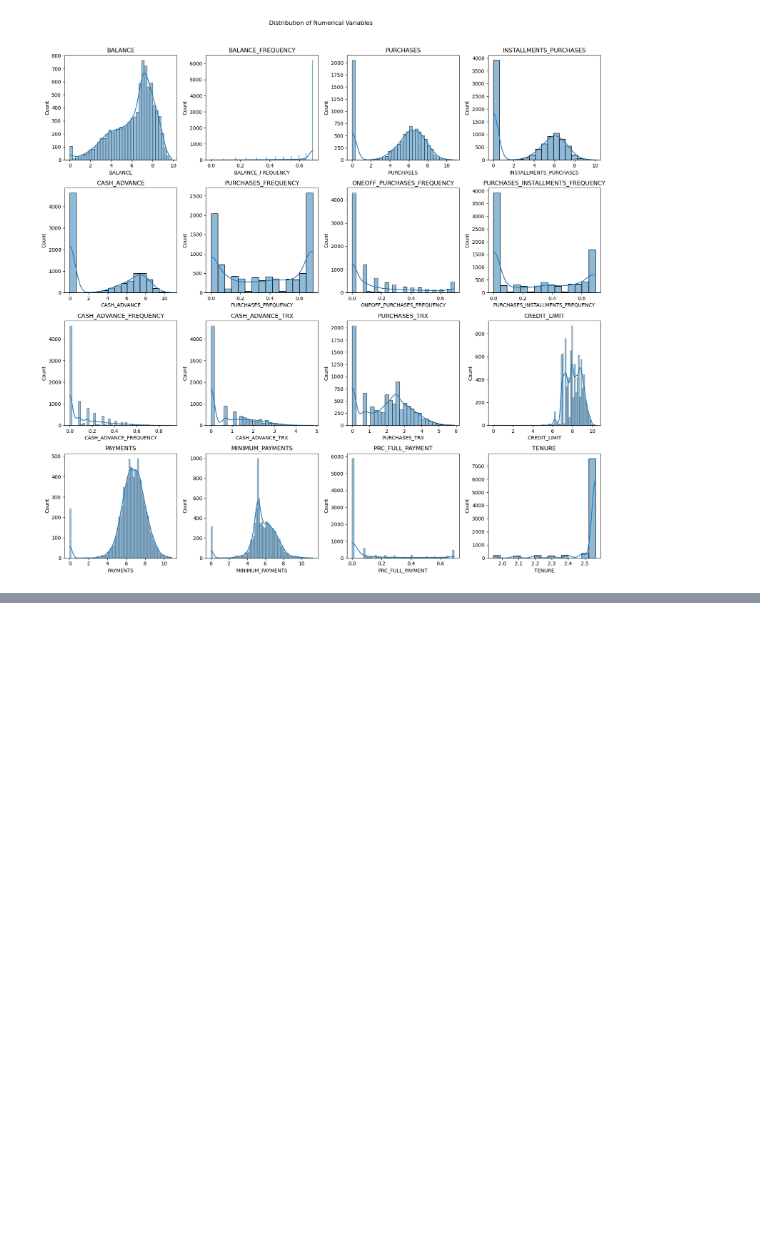
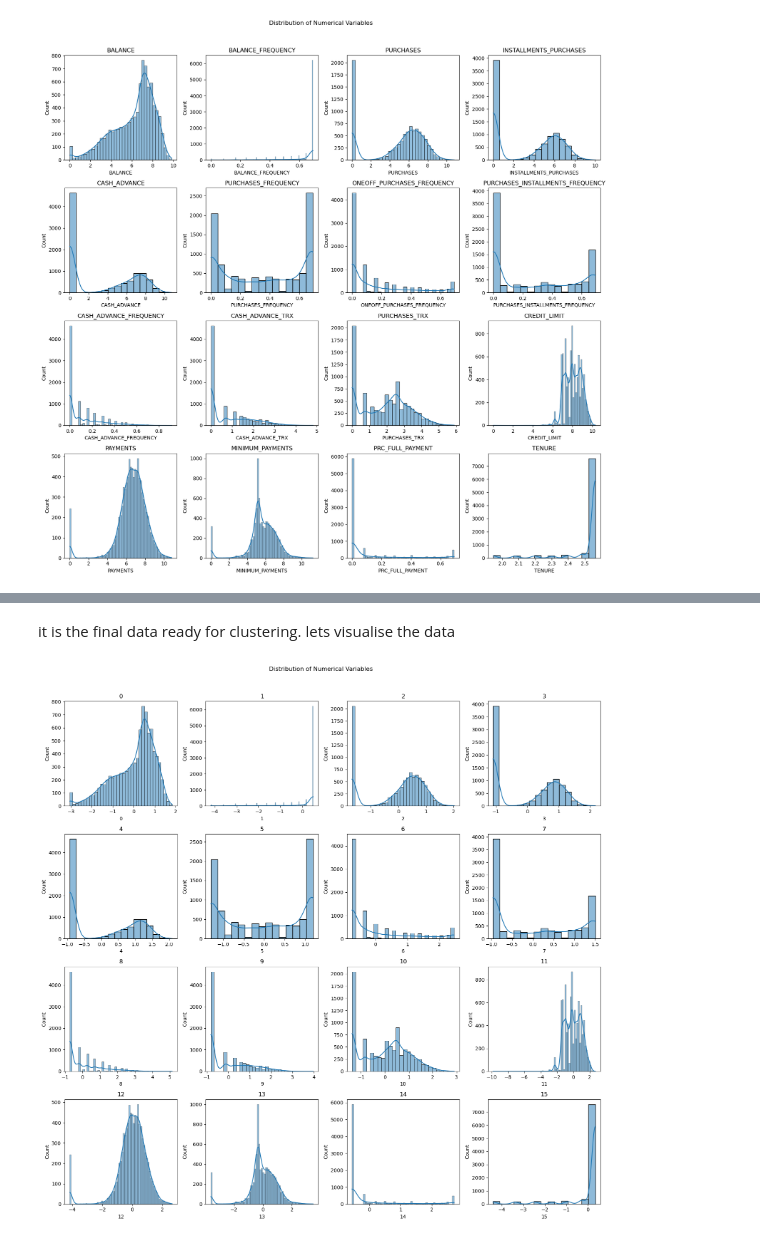
Before and after one commit to VallabhKulkarni-09/customer-Clustering--Credit-Card, a Jupyter notebook: customer.ipynb, the cells around one changed output, grey strips where cells are left out. Saved outputs shown, nothing was run; the diff lists cells and outputs as text; code cells hidden in the pictures; blank space fills up the shorter version.

Commit message:
upto clustering

```diff
--- a/customer.ipynb
+++ b/customer.ipynb
@@ -10,7 +10,7 @@ warnings.filterwarnings('ignore')
 # %% [markdown]
 Reading data
 # %%
-data = pd.read_csv('C:\git\customer-Clustering--Credit-Card\Credit Card Dataset for Clustering\CC GENERAL.csv')
+data = pd.read_csv('C:\git\customer-Clustering--Credit-Card-2\Credit Card Dataset for Clustering\CC GENERAL.csv')
 # %% [markdown]
 Analysing
 # %%
@@ -228,0 +237,4 @@ plt.show()
+# %%
+from sklearn.preprocessing import StandardScaler
+scaler = StandardScaler()
+scaler.fit(data)
@@ -228,0 +243,2 @@ plt.show()
+# %%
+final_df = scaler.fit_transform(data)
@@ -228,0 +249,2 @@ plt.show()
+# %%
+df = pd.DataFrame(final_df)
@@ -228,0 +260,18 @@ plt.show()
+# %% [markdown]
+it is the final data ready for clustering. lets visualise the data
+# %%
+# Visualize the distribution of numerical variables
+fig, axes = plt.subplots(nrows=4, ncols=4, figsize=(16, 16))
+fig.suptitle('Distribution of Numerical Variables')
+
+for i, col in enumerate(df.columns):
+    try:
+        sns.histplot(df[col].dropna(), ax=axes[i // 4, i % 4], kde=True)
+        axes[i // 4, i % 4].set_title(col)
+    except Exception as e:
+        print(f"Error plotting {col}: {e}")
+
+plt.tight_layout(rect=[0, 0, 1, 0.96])  # Adjust layout to avoid overlap
+plt.show()
+# %% [output]
+[figure, added]
```
Also changed, not shown: parts of 13 cells of this notebook.
